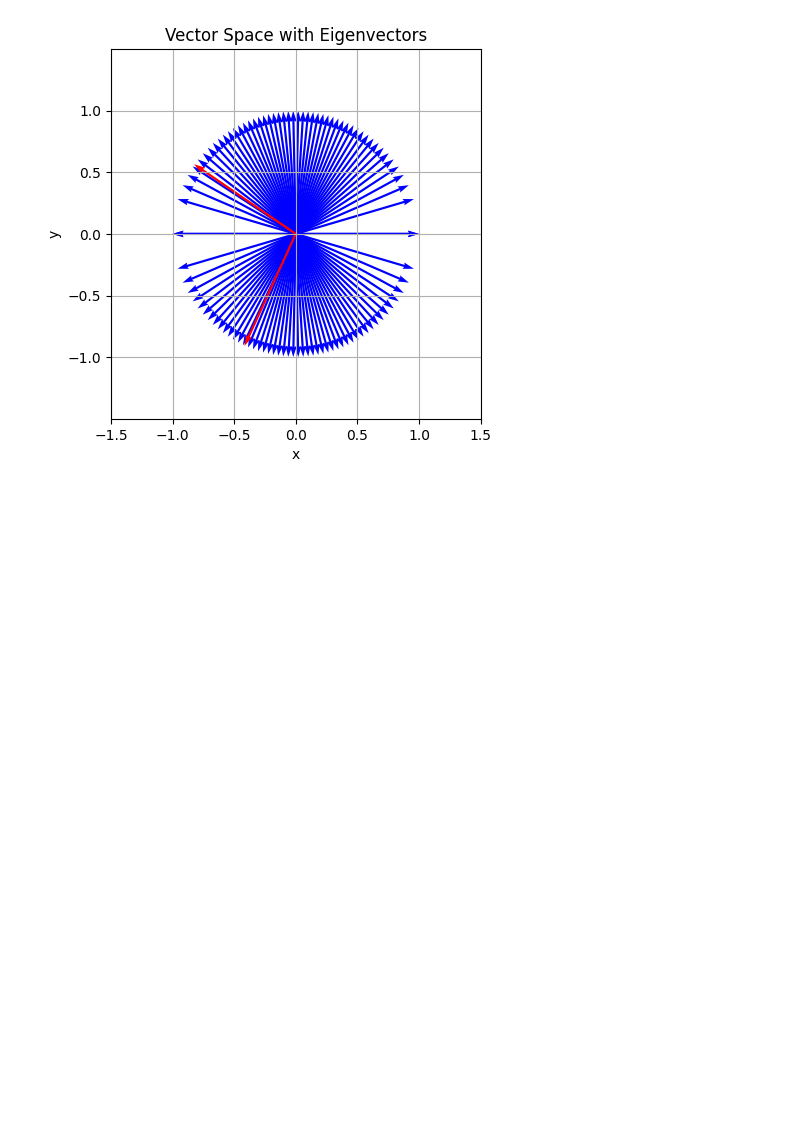
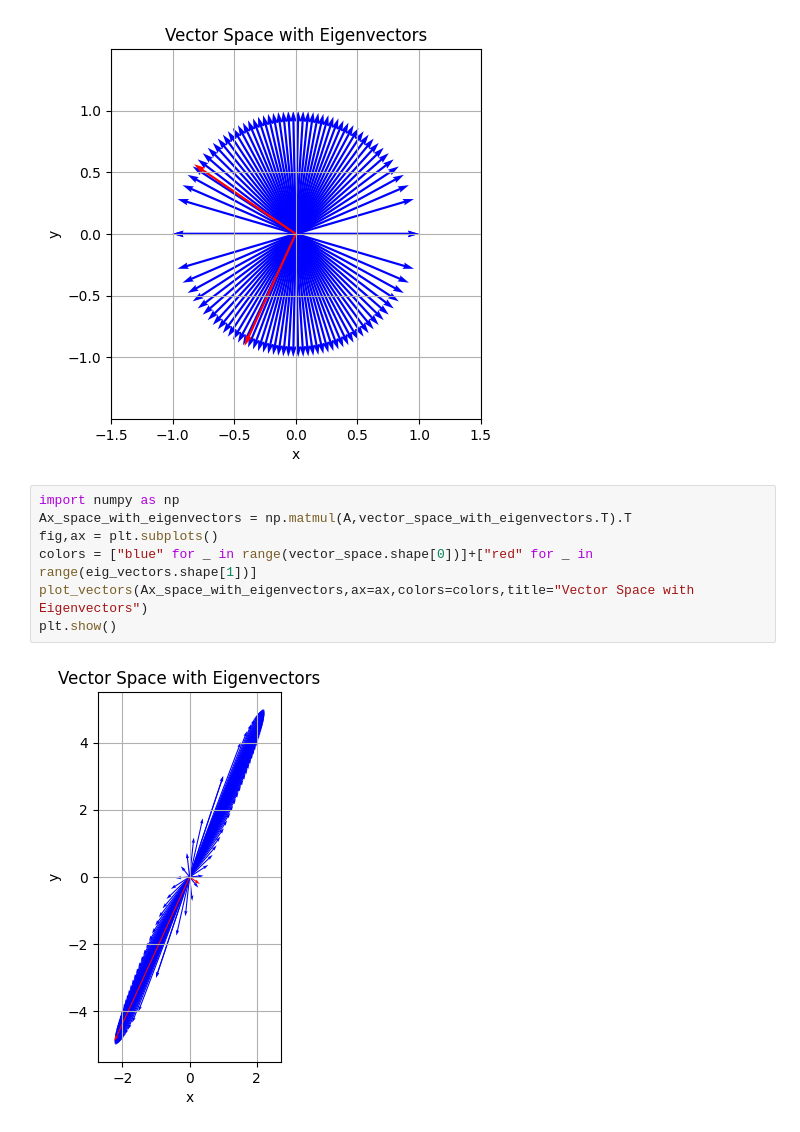
Before and after one commit to demirbey05/eigv, a Jupyter notebook: experiment.ipynb, the cells around one changed output. Cells and saved outputs as stored; diff of their text form; blank space fills up the shorter version.

```diff
--- a/experiment.ipynb
+++ b/experiment.ipynb
@@ -41,3 +41,12 @@ plot_vectors(vector_space_with_eigenvectors,ax=ax,colors=colors,title="Vector Sp
 plt.show()
 # %% [output]
 [figure]
+# %%
+import numpy as np
+Ax_space_with_eigenvectors = np.matmul(A,vector_space_with_eigenvectors.T).T
+fig,ax = plt.subplots()
+colors = ["blue" for _ in range(vector_space.shape[0])]+["red" for _ in range(eig_vectors.shape[1])]
+plot_vectors(Ax_space_with_eigenvectors,ax=ax,colors=colors,title="Vector Space with Eigenvectors")
+plt.show()
+# %% [output]
+[figure, added]
```
Also changed, not shown: parts of 6 cells of this notebook, 1 other file.
